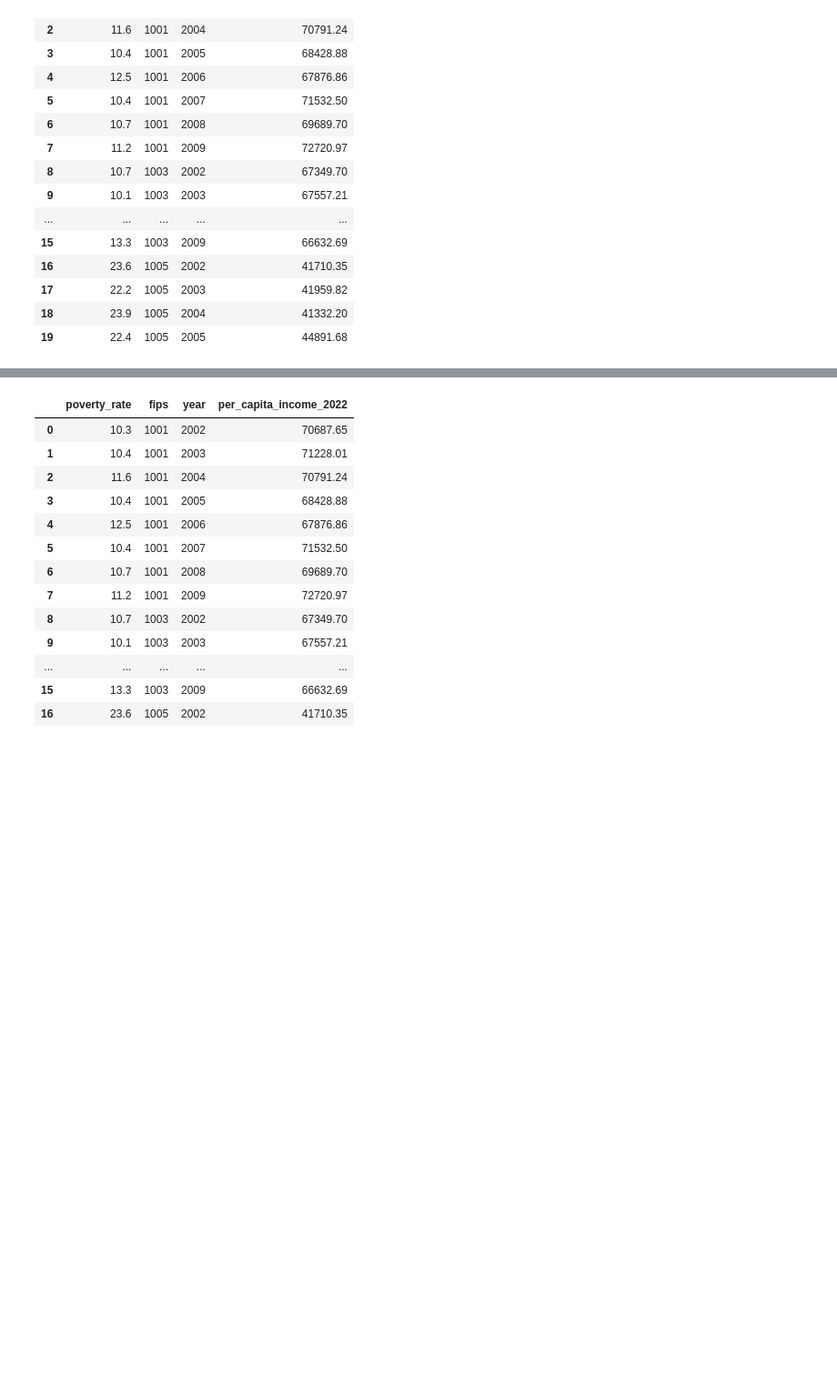
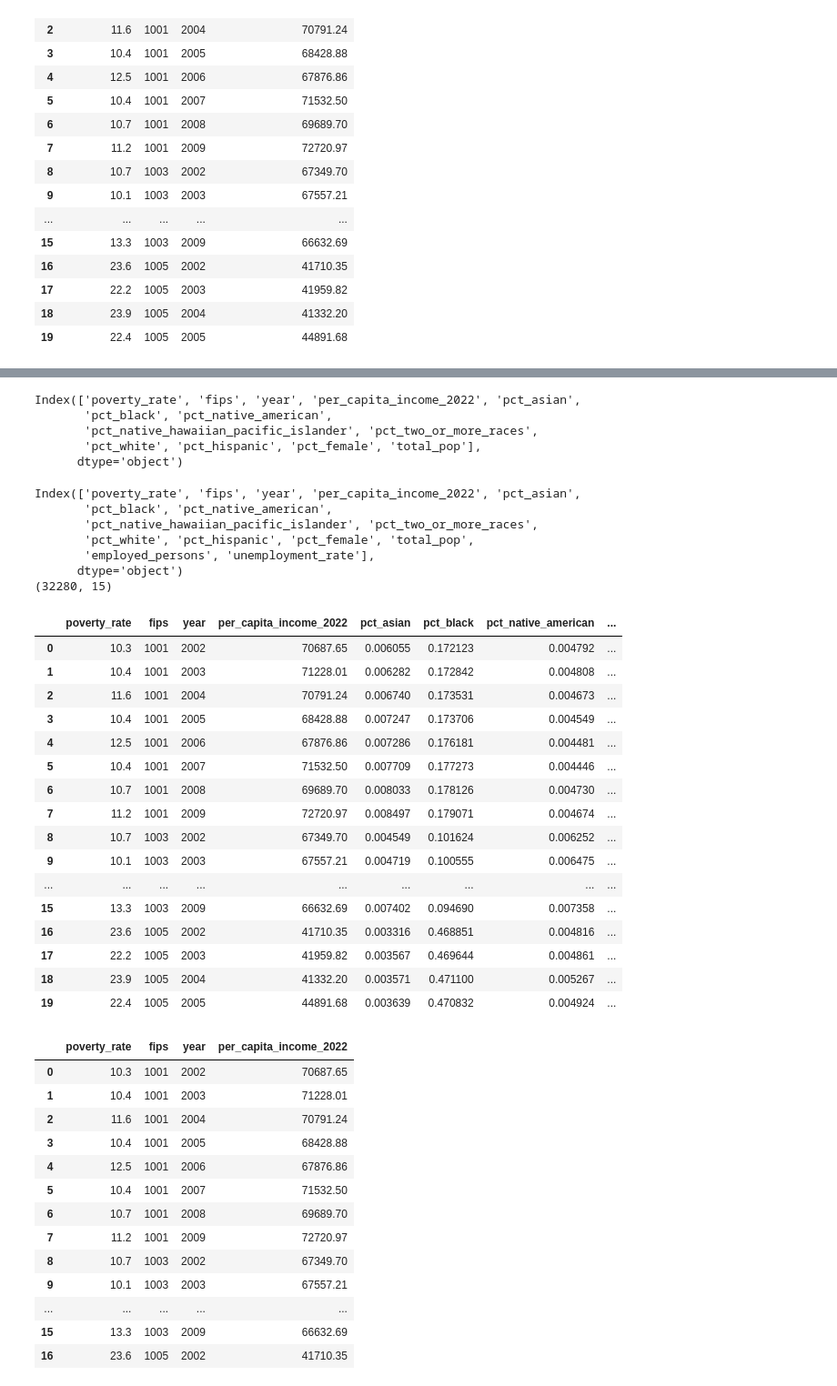
Before and after one commit to JayRPhilbrick/bdsi22dataminingsti, a Jupyter notebook: notebooks/prepare_merge.ipynb, the cells around one changed output, grey strips where cells are left out. Shown at 91% size. Saved outputs shown, nothing was run; the diff lists cells and outputs as text; code cells hidden in the pictures; blank space fills up the shorter version.

Commit message:
update merge all covs

```diff
--- a/notebooks/prepare_merge.ipynb
+++ b/notebooks/prepare_merge.ipynb
@@ -468 +488,40 @@ df2.head(20)
+# %%
+df2.columns
+# %% [output]
+Index(['poverty_rate', 'fips', 'year', 'per_capita_income_2022', 'pct_asian',
+       'pct_black', 'pct_native_american',
+       'pct_native_hawaiian_pacific_islander', 'pct_two_or_more_races',
+       'pct_white', 'pct_hispanic', 'pct_female', 'total_pop'],
+      dtype='object')
+# %%
+cov3 = df.columns.intersection(other[2].columns)
+df3 = pd.merge(df2, other[2], on = cov2.to_list(), how = 'outer')
+print(df3.columns)
+print(df3.shape)
+df3.head(20)
+# %% [output]
+Index(['poverty_rate', 'fips', 'year', 'per_capita_income_2022', 'pct_asian',
+       'pct_black', 'pct_native_american',
+       'pct_native_hawaiian_pacific_islander', 'pct_two_or_more_races',
+       'pct_white', 'pct_hispanic', 'pct_female', 'total_pop',
+       'employed_persons', 'unemployment_rate'],
+      dtype='object')
+(32280, 15)
+|  | poverty_rate | fips | year | per_capita_income_2022 | pct_asian | pct_black | pct_native_american | ... |
+| 0 | 10.3 | 1001 | 2002 | 70687.65 | 0.006055 | 0.172123 | 0.004792 | ... |
+| 1 | 10.4 | 1001 | 2003 | 71228.01 | 0.006282 | 0.172842 | 0.004808 | ... |
+| 2 | 11.6 | 1001 | 2004 | 70791.24 | 0.006740 | 0.173531 | 0.004673 | ... |
+| 3 | 10.4 | 1001 | 2005 | 68428.88 | 0.007247 | 0.173706 | 0.004549 | ... |
+| 4 | 12.5 | 1001 | 2006 | 67876.86 | 0.007286 | 0.176181 | 0.004481 | ... |
+| 5 | 10.4 | 1001 | 2007 | 71532.50 | 0.007709 | 0.177273 | 0.004446 | ... |
+| 6 | 10.7 | 1001 | 2008 | 69689.70 | 0.008033 | 0.178126 | 0.004730 | ... |
+| 7 | 11.2 | 1001 | 2009 | 72720.97 | 0.008497 | 0.179071 | 0.004674 | ... |
+| 8 | 10.7 | 1003 | 2002 | 67349.70 | 0.004549 | 0.101624 | 0.006252 | ... |
+| 9 | 10.1 | 1003 | 2003 | 67557.21 | 0.004719 | 0.100555 | 0.006475 | ... |
+| ... | ... | ... | ... | ... | ... | ... | ... | ... |
+| 15 | 13.3 | 1003 | 2009 | 66632.69 | 0.007402 | 0.094690 | 0.007358 | ... |
+| 16 | 23.6 | 1005 | 2002 | 41710.35 | 0.003316 | 0.468851 | 0.004816 | ... |
+| 17 | 22.2 | 1005 | 2003 | 41959.82 | 0.003567 | 0.469644 | 0.004861 | ... |
+| 18 | 23.9 | 1005 | 2004 | 41332.20 | 0.003571 | 0.471100 | 0.005267 | ... |
+| 19 | 22.4 | 1005 | 2005 | 44891.68 | 0.003639 | 0.470832 | 0.004924 | ... |
 # %%
```
Also changed, not shown: parts of 7 cells of this notebook, 8 other files.
